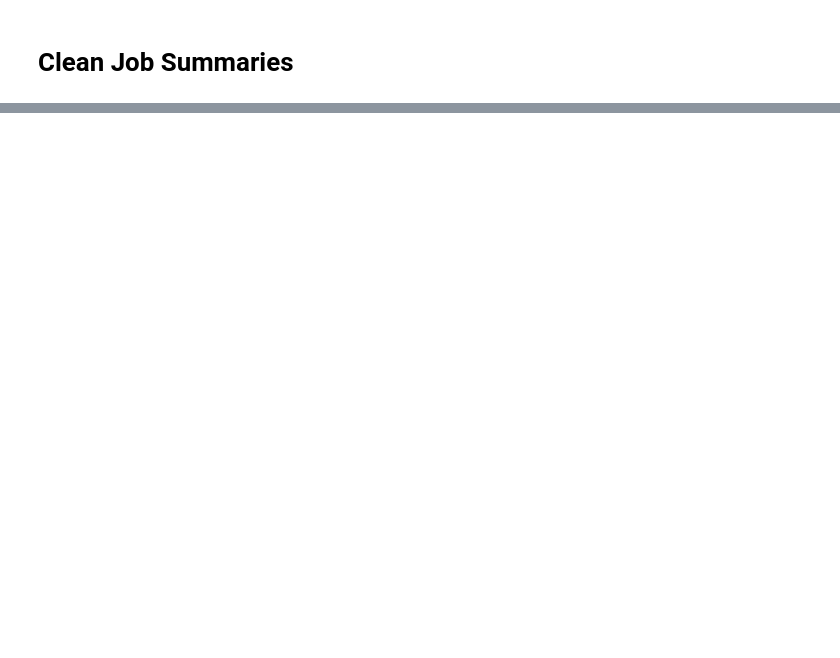
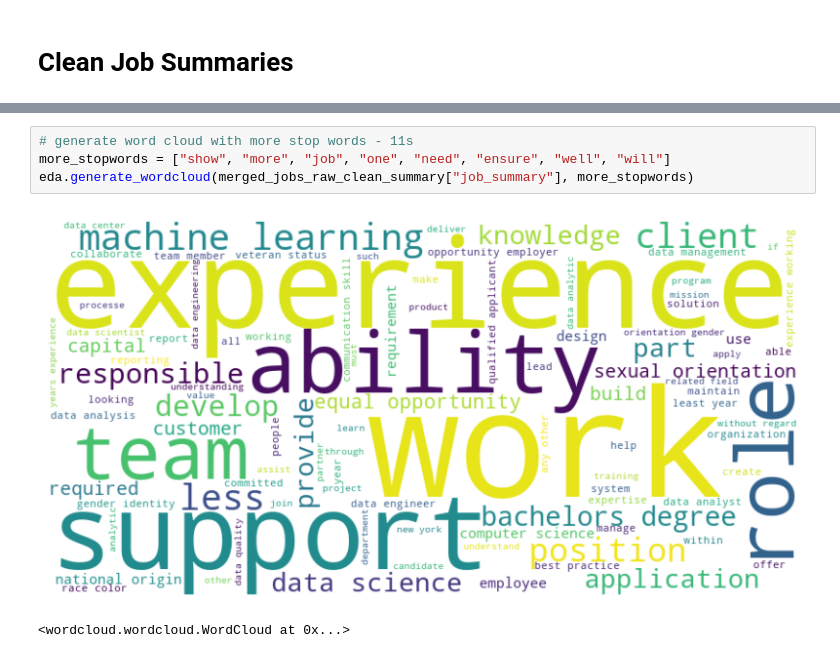
Before and after one commit to Thomas-Kulch/text_data_toolkit, a Jupyter notebook: eda/EDA_Job_Descriptions.ipynb, the cells around one changed output, grey strips where cells are left out. Saved outputs shown, nothing was run; the diff lists cells and outputs as text; blank space fills up the shorter version.

```diff
--- a/eda/EDA_Job_Descriptions.ipynb
+++ b/eda/EDA_Job_Descriptions.ipynb
@@ -145,0 +154,7 @@ dt.label_job_skills(merged_jobs_raw_clean_summary, "job_summary", custom_skills=
+# %%
+# generate word cloud with more stop words - 11s
+more_stopwords = ["show", "more", "job", "one", "need", "ensure", "well", "will"]
+eda.generate_wordcloud(merged_jobs_raw_clean_summary["job_summary"], more_stopwords)
+# %% [output]
+[figure, added]
+<wordcloud.wordcloud.WordCloud at 0x...>
```
Also changed, not shown: parts of 13 cells of this notebook, 5 other files.
